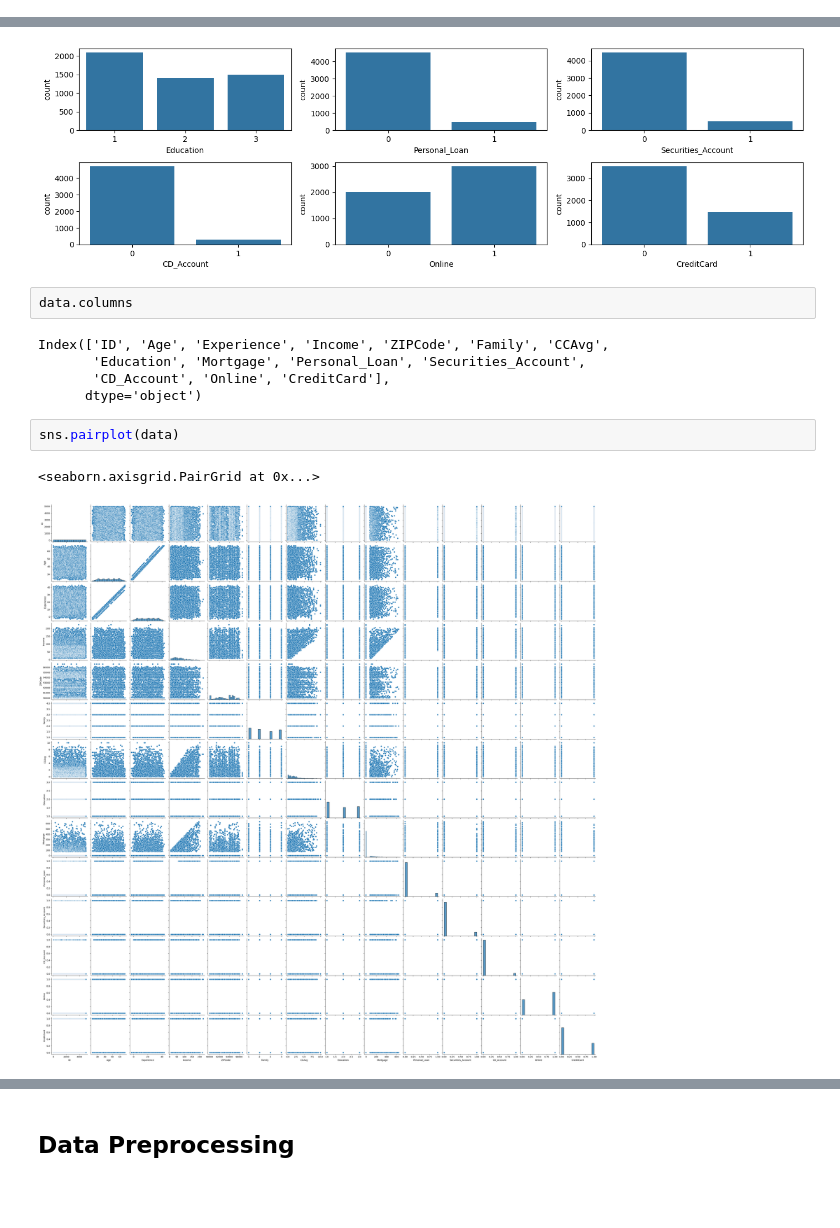
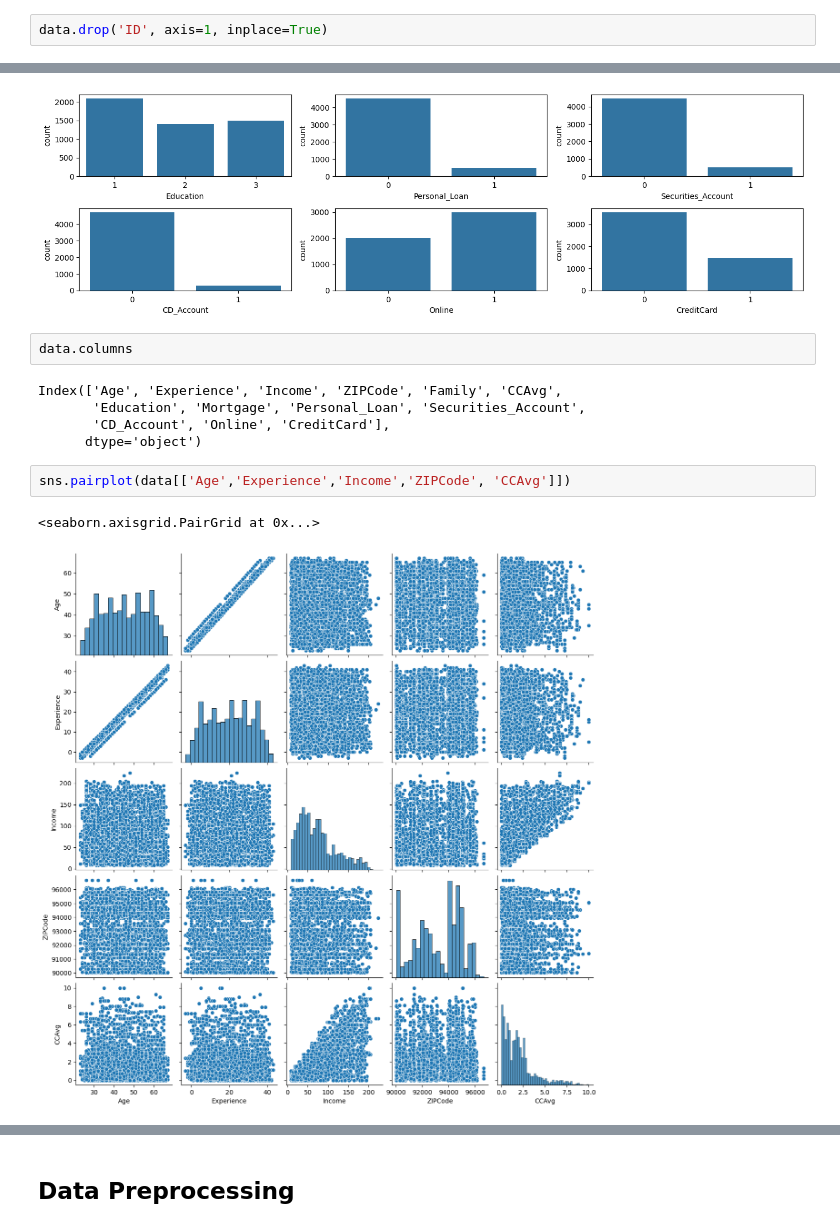
Before and after one commit to AkshayGovindaraj/GoogleColab, a Jupyter notebook: AIML_ML_Project_Full_Code_Notebookv1.ipynb, the cells around one changed output, grey strips where cells are left out. Drawn from its saved outputs; the diff is of its cells as text; blank space fills up the shorter version.

```diff
--- a/AIML_ML_Project_Full_Code_Notebookv1.ipynb
+++ b/AIML_ML_Project_Full_Code_Notebookv1.ipynb
@@ -155,3 +181,5 @@ The following questions serve as a starting point to help you approach the analy
+# %%
+data.drop('ID', axis=1, inplace=True)
 # %%
 # defining the figure size
 plt.figure(figsize=(14, 10))
@@ -180,12 +208,12 @@ plt.tight_layout();   # to add spacing between plots
 # %%
 data.columns
 # %% [output]
-Index(['ID', 'Age', 'Experience', 'Income', 'ZIPCode', 'Family', 'CCAvg',
+Index(['Age', 'Experience', 'Income', 'ZIPCode', 'Family', 'CCAvg',
        'Education', 'Mortgage', 'Personal_Loan', 'Securities_Account',
        'CD_Account', 'Online', 'CreditCard'],
       dtype='object')
 # %%
-sns.pairplot(data)
+sns.pairplot(data[['Age','Experience','Income','ZIPCode', 'CCAvg']])
 # %% [output]
 <seaborn.axisgrid.PairGrid at 0x...>
-[figure, old version]
+[figure, new version]
```
Also changed, not shown: parts of 24 cells of this notebook.
